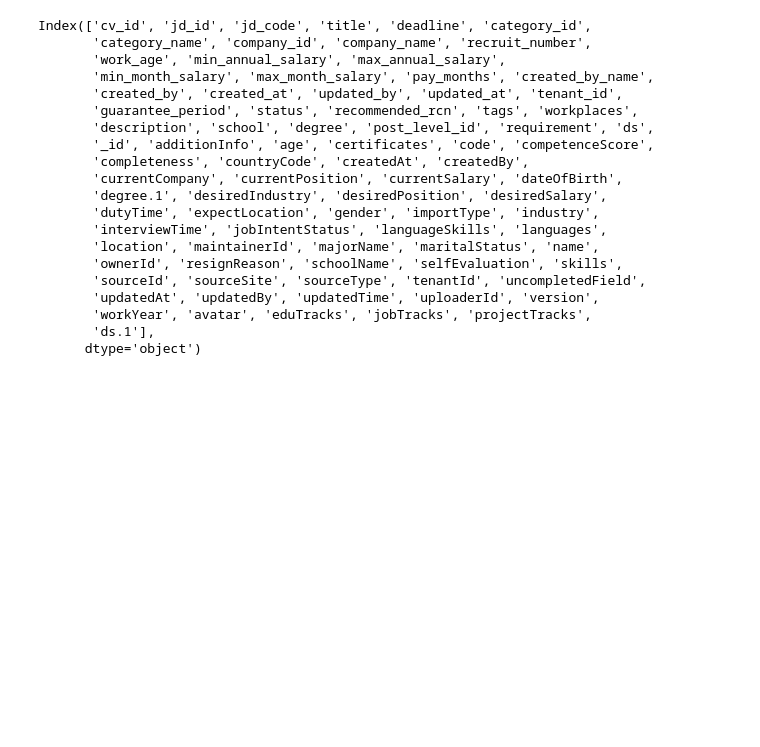
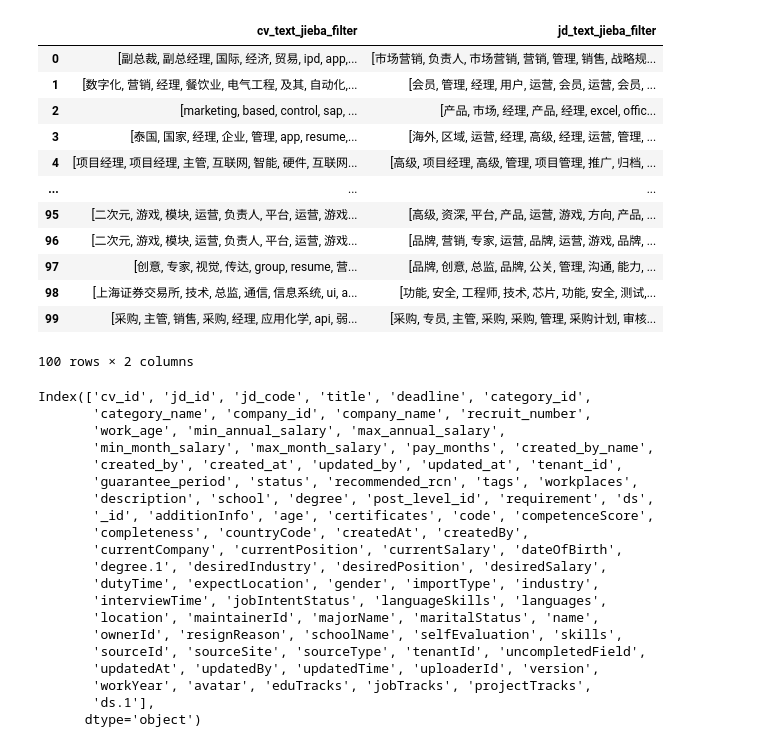
Before and after one commit to slowisfast2030/golden_data, a Jupyter notebook: thu_num.ipynb, the cells around one changed output. Saved outputs shown, nothing was run; the diff lists cells and outputs as text; code cells hidden in the pictures; blank space fills up the shorter version.

```diff
--- a/thu_num.ipynb
+++ b/thu_num.ipynb
@@ -1,3 +136,19 @@
+# %%
+all_data[['cv_text_jieba_filter', 'jd_text_jieba_filter']]
+# %% [output]
+|  | cv_text_jieba_filter | jd_text_jieba_filter |
+| 0 | [副总裁, 副总经理, 国际, 经济, 贸易, ipd, app,... | [市场营销, 负责人, 市场营销, 营销, 管理, 销售, 战略规... |
+| 1 | [数字化, 营销, 经理, 餐饮业, 电气工程, 及其, 自动化,... | [会员, 管理, 经理, 用户, 运营, 会员, 运营, 会员, ... |
+| 2 | [marketing, based, control, sap, ... | [产品, 市场, 经理, 产品, 经理, excel, offic... |
+| 3 | [泰国, 国家, 经理, 企业, 管理, app, resume,... | [海外, 区域, 运营, 经理, 高级, 经理, 运营, 管理, ... |
+| 4 | [项目经理, 项目经理, 主管, 互联网, 智能, 硬件, 互联网... | [高级, 项目经理, 高级, 管理, 项目管理, 推广, 归档, ... |
+| ... | ... | ... |
+| 95 | [二次元, 游戏, 模块, 运营, 负责人, 平台, 运营, 游戏... | [高级, 资深, 平台, 产品, 运营, 游戏, 方向, 产品, ... |
+| 96 | [二次元, 游戏, 模块, 运营, 负责人, 平台, 运营, 游戏... | [品牌, 营销, 专家, 运营, 品牌, 运营, 游戏, 品牌, ... |
+| 97 | [创意, 专家, 视觉, 传达, group, resume, 营... | [品牌, 创意, 总监, 品牌, 公关, 管理, 沟通, 能力, ... |
+| 98 | [上海证券交易所, 技术, 总监, 通信, 信息系统, ui, a... | [功能, 安全, 工程师, 技术, 芯片, 功能, 安全, 测试,... |
+| 99 | [采购, 主管, 销售, 采购, 经理, 应用化学, api, 弱... | [采购, 专员, 主管, 采购, 采购, 管理, 采购计划, 审核... |
+100 rows × 2 columns
 # %%
 import re
 import json
```
Also changed, not shown: parts of 1 cell of this notebook, 1 other file.
